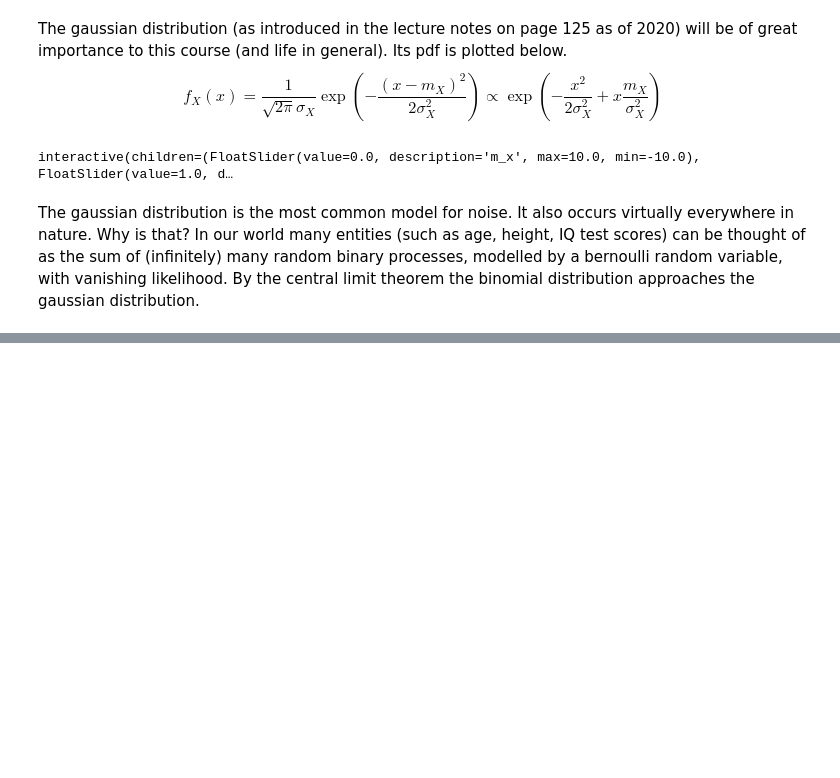
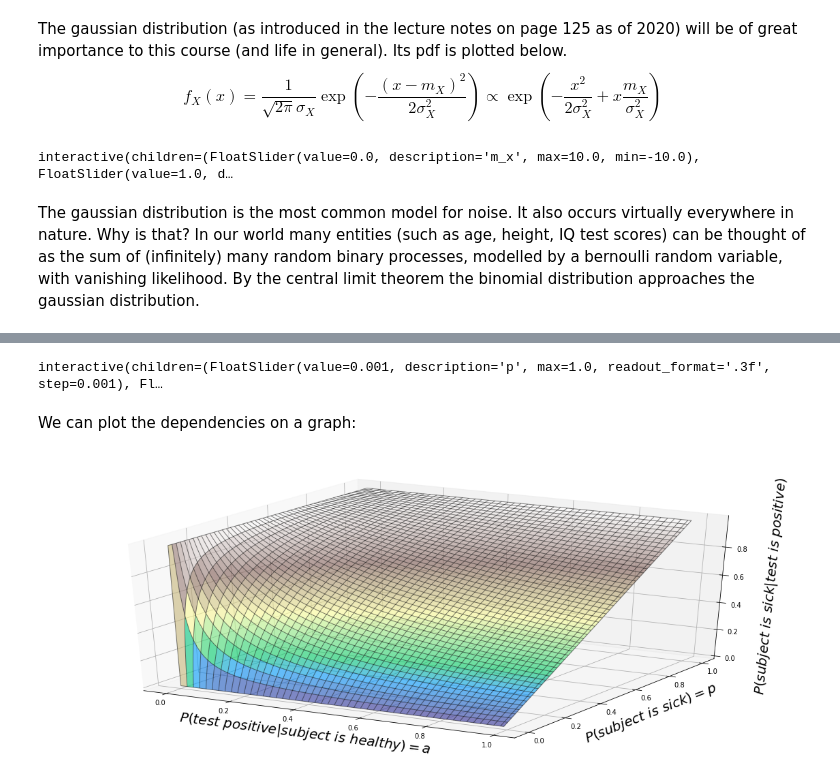
Before and after one commit to huesseol/DSSP-Illustrations, a Jupyter notebook: Probability.ipynb, the cells around one changed output, grey strips where cells are left out. Saved outputs shown, nothing was run; the diff lists cells and outputs as text; code cells hidden in the pictures; blank space fills up the shorter version.

```diff
--- a/Probability.ipynb
+++ b/Probability.ipynb
@@ -48,0 +60,44 @@ plot()
+# %%
+import ipywidgets as widgets
+import numpy as np
+import matplotlib.pyplot as plt
+%matplotlib inline
+#-------------------------------------------------------------------------------
+
+#read in parameters
+pG = 0.001
+aG = 0.02
+def update_probabilities(p, a):
+  global pG, aG
+  pG, aG = p, a
+  print('P( subject is sick | test is positive) = ', calculateBayes(1, a, p))
+widgets.interact(update_probabilities, p = widgets.FloatSlider(min=0, max=1, value=0.001, step = 0.001, readout_format='.3f'), a = widgets.FloatSlider(min=0, max=1, value=0.02, step = 0.01));
+
+#test is positive given subject is sick, test is positive given subject is healthy, subject is sick
+def calculateBayes(tpss, tpsh, ss):
+  return tpss * ss / (tpss * ss + tpsh * (1-ss) + 0.0000001) #0.0000001 prevents division by 0
+
+def illustrate():
+  #range to display
+  p_values = np.arange(0,1,0.001)
+  a_values = np.arange(0,1,0.01)
+  P, A = np.meshgrid(p_values, a_values)
+
+  f_values = calculateBayes(1, A, P)
+
+  fig = plt.figure(figsize=(20, 8))
+
+  ax = fig.add_subplot(1, 1, 1, projection='3d')
+  ax.plot_surface(A, P, f_values, cmap='terrain', alpha=0.6)
+  ax.plot_wireframe(A, P, f_values, color='black', alpha=0.5, linewidths=1)
+  ax.set_xlabel('$P(test\ positive | subject\ is\ healthy) = a$', fontsize = 20, labelpad = 15)
+  ax.set_ylabel('$P(subject\ is\ sick) = p$', fontsize = 20, labelpad = 15)
+  ax.set_zlabel('$P(subject\ is\ sick | test\ is\ positive)$', fontsize = 20, labelpad = 15)
+# %% [output]
+interactive(children=(FloatSlider(value=0.001, description='p', max=1.0, readout_format='.3f', step=0.001), Fl…
+# %% [markdown]
+We can plot the dependencies on a graph:
+# %%
+illustrate()
+# %% [output]
+[figure, added]
```
Also changed, not shown: parts of 3 cells of this notebook.
